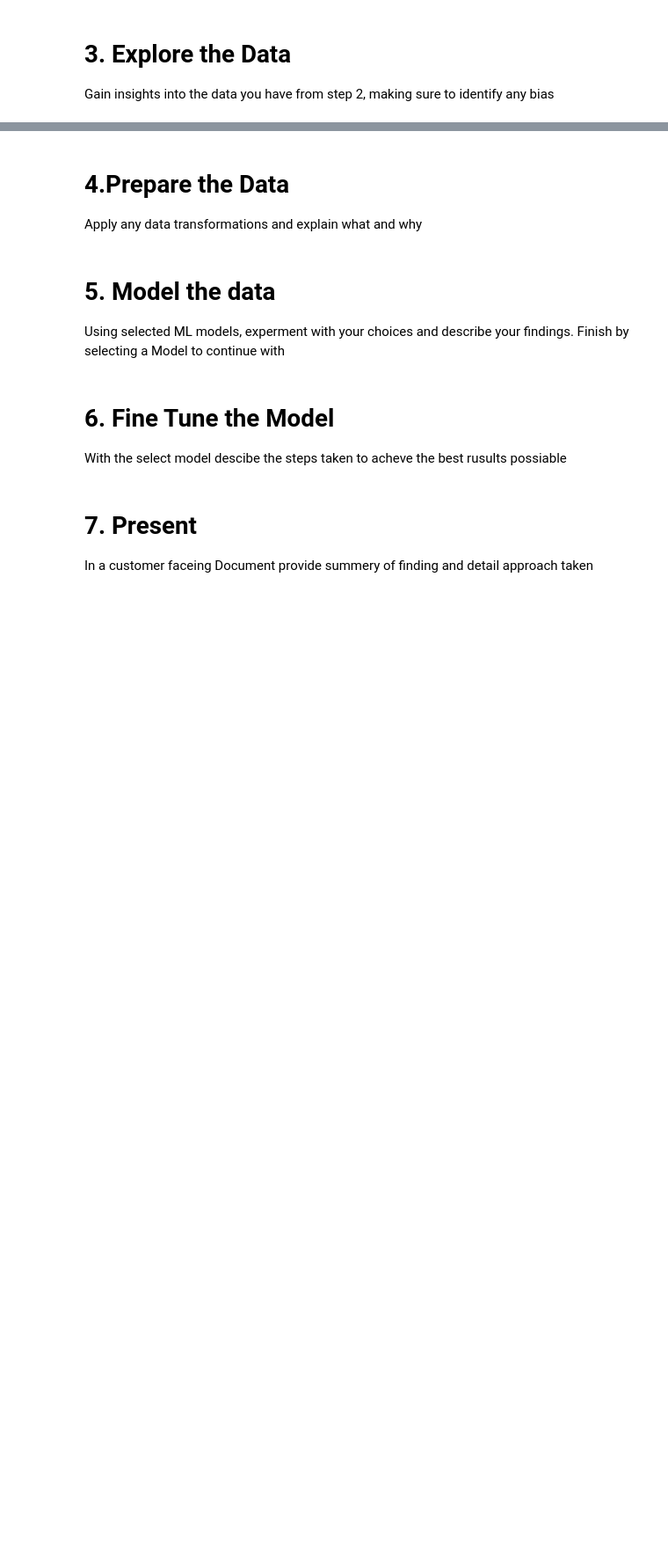
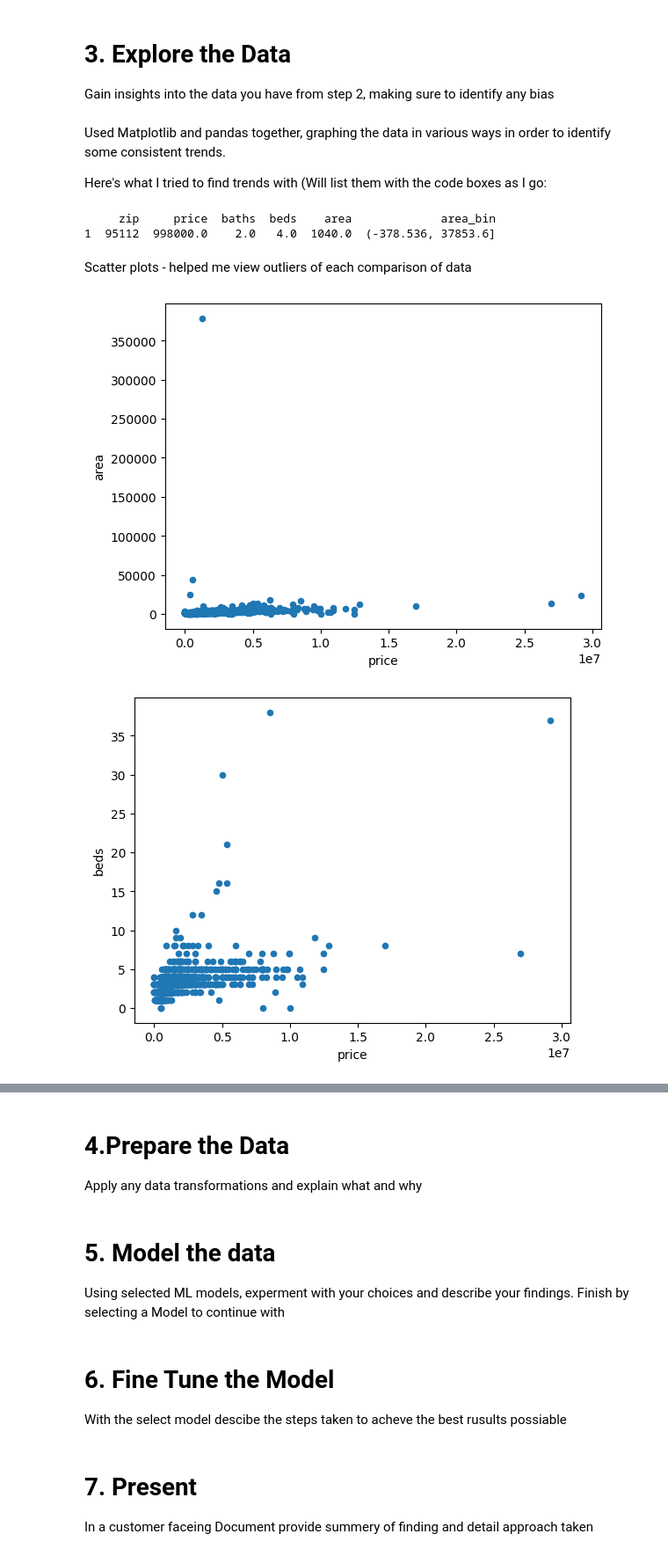
Before and after one commit to Anthony-Rod/ML, a Jupyter notebook: Project_2.ipynb, the cells around one changed output, grey strips where cells are left out. Shown at 88% size. Drawn from its saved outputs; the diff is of its cells as text; code cells hidden in the pictures; blank space fills up the shorter version.

```diff
--- a/Project_2.ipynb
+++ b/Project_2.ipynb
@@ -33 +37,4 @@ Define how you recieved the data (provided, gathered..)
+# %%
+df = pd.read_csv('data/houseData.csv')
+df = df.rename(columns={'detailUrl':'zip', 'hdpData.homeInfo.bathrooms':'baths', 'hdpData.homeInfo.bedrooms':'beds', 'hdpData.homeInfo.livingArea':'area'})
 # %% [markdown]
@@ -77,3 +42,54 @@ print(df_new.head(10))
+# %%
+# drop rows without bathroom values (all these rows also dont have bed or area values
+df_new = df.dropna(subset=['area']).reset_index(drop=True)
+
+# delete the image link column
+df_new = df_new.drop(columns = 'imgSrc')
+
+import re
+# set the price values to floats without dollars signs or commas
+df_new['price'] = df_new['price'].str.replace(r'\D', '', regex=True).astype(float)
+
+# filter for just zip code
+
+
+deletable = []
+match = r"-\b\d{5}\b/"
+i=0
+def identif(url):
+    try:
+        x = re.search(match, url)
+        df_new.iloc[i,0] = x.group()[1:-1]
+    except Exception:
+        deletable.append(i)
+        pass
+
+for n in df_new.zip:
+    identif(n)
+    i+=1
+df_clean = df_new.drop(deletable)
 # %% [markdown]
 # 3. Explore the Data
 Gain insights into the data you have from step 2, making sure to identify any bias
+# %% [markdown]
+Used Matplotlib and pandas together, graphing the data in various ways in order to identify some consistent trends.
+
+Here's what I tried to find trends with (Will list them with the code boxes as I go:
+# %%
+print(df_clean.head(1))
+# %% [output]
+     zip     price  baths  beds    area             area_bin
+1  95112  998000.0    2.0   4.0  1040.0  (-378.536, 37853.6]
+# %% [markdown]
+Scatter plots - helped me view outliers of each comparison of data
+# %%
+df_clean.plot(kind= 'scatter', x='price', y='area')
+df_clean.plot(kind= 'scatter', x='price', y='beds')
+df_clean.plot(kind= 'scatter', x='price', y='baths')
+df_clean.plot(kind= 'scatter', x='price', y='zip')
+
+
+plt.show()
+# %% [output]
+[figure, added]
+[figure, added]
```
Also changed, not shown: parts of 7 cells of this notebook.
